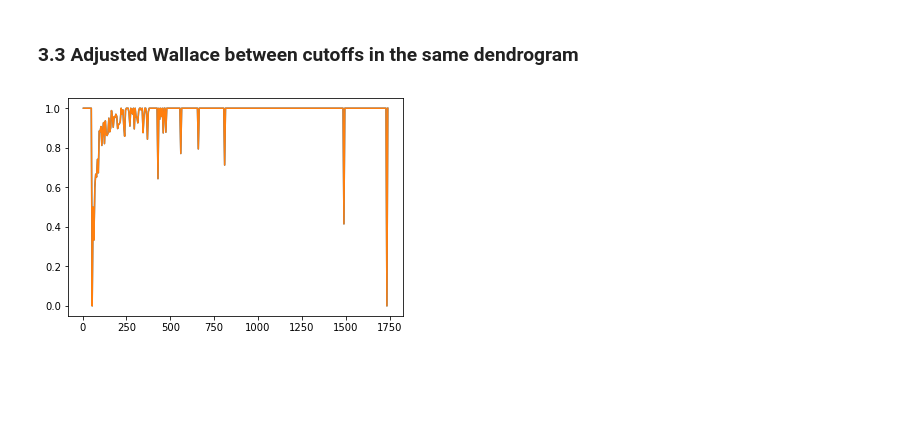
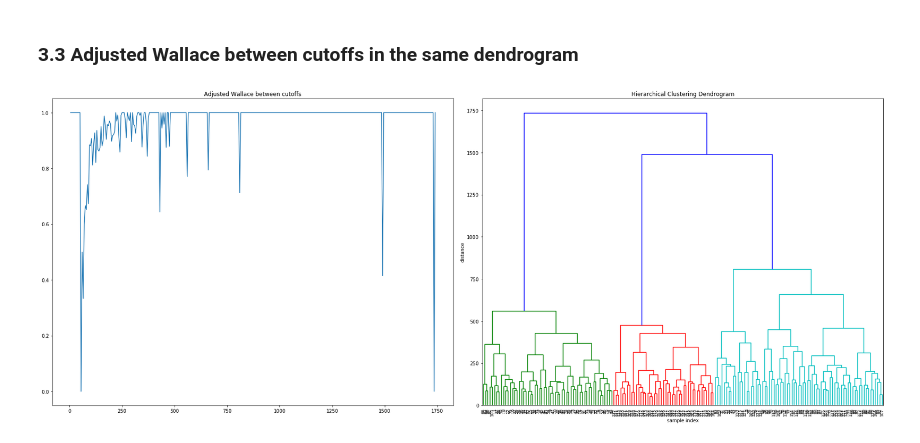
Before and after one commit to KishanRama/On-validation-of-hierarchical-clustering, a Jupyter notebook: On_Validation_of_Hierarchical_Clustering_Implementation.ipynb, the cells around one changed output. Saved outputs shown, nothing was run; the diff lists cells and outputs as text; code cells hidden in the pictures; blank space fills up the shorter version.

```diff
--- a/On_Validation_of_Hierarchical_Clustering_Implementation.ipynb
+++ b/On_Validation_of_Hierarchical_Clustering_Implementation.ipynb
@@ -435,27 +435,44 @@ Cluster Number       J_avg     D_avg     A_avg      J_std      D_std      A_std
 # %%
 max_cutoff = round(Z[-1][2])
 cutoff_axis = []
 adjusted_wallace_axis = []
 adjusted_rand_axis = []
 
 #step between cutoff of 5
 for cutoff in range(5,int(max_cutoff+10),5):
     c_assignments_original_a = fcluster(Z,cutoff,criterion='distance')
     partition_original_a = cluster_indices(c_assignments_original_a,df.index.tolist())
     c_assignments_original_b = fcluster(Z,cutoff-5,criterion='distance')
     partition_original_b = cluster_indices(c_assignments_original_b,df.index.tolist())
 
     computed_indexes = cluster_external_index(partition_original_a,partition_original_b)
-            #python function to compute adjusted_rand
 
-    adjusted_rand_axis.append(adjusted_rand_score(c_assignments_original_a,c_assignments_original_b))
+    #python function to compute adjusted_rand
+    #adjusted_rand_axis.append(adjusted_rand_score(c_assignments_original_a,c_assignments_original_b))
+
     cutoff_axis.append(cutoff)
     adjusted_wallace_axis.append(computed_indexes[4])
 
-plt.figure(3)
+#plot the results
+fig = plt.figure(3, figsize=(25, 10))
+plt.subplot(1,2,1)
+plt.title('Adjusted Wallace between cutoffs')
 plt.plot(cutoff_axis, adjusted_wallace_axis)
-#plot adjusted rand
 #plt.plot(cutoff_axis,adjusted_rand_axis)
-plt.show()
+
+#plot the dendrogram at the side
+plt.subplot(1,2,2)
+plt.title('Hierarchical Clustering Dendrogram')
+plt.xlabel('sample index')
+plt.ylabel('distance')
+dendrogram(
+        Z,
+        #truncate_mode = 'lastp',
+        #p=6,
+        leaf_rotation=90.,  # rotates the x axis labels
+        leaf_font_size=8.,  # font size for the x axis labels
+        )
+plt.tight_layout()
+fig
 # %% [output]
-[figure, old version]
+[figure, new version]
```
Also changed, not shown: parts of 1 cell of this notebook.
